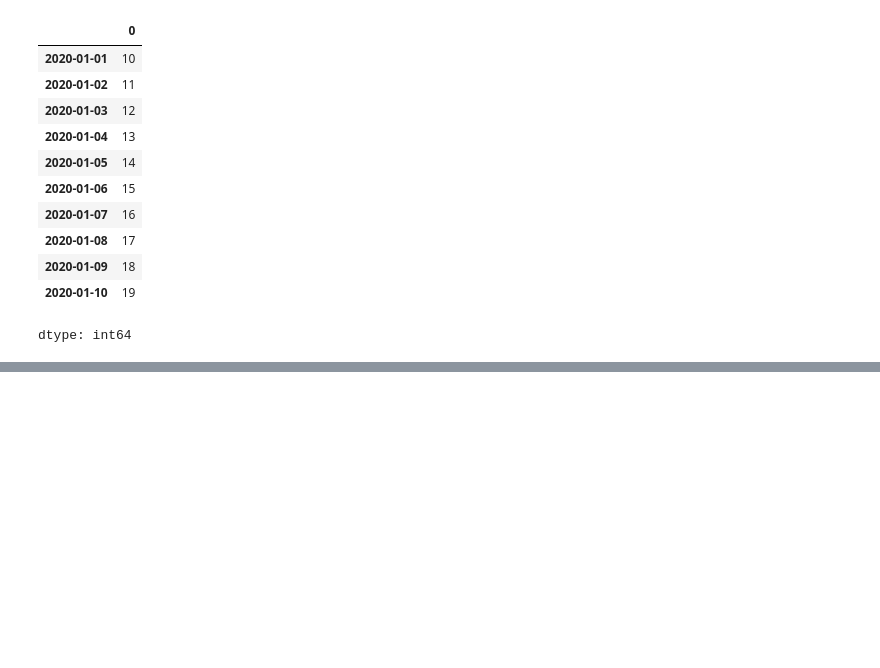
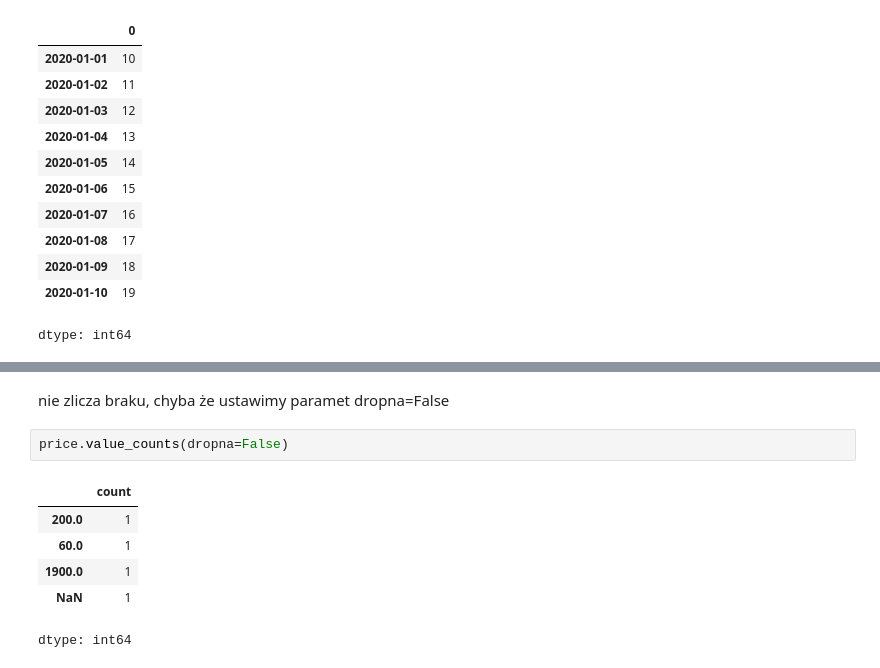
Before and after one commit to JotJaw/data-science-bootcamp, a Jupyter notebook: 02_analiza_danych/01_pandas_intro.ipynb, the cells around one changed output, grey strips where cells are left out. Drawn from its saved outputs; the diff is of its cells as text; blank space fills up the shorter version.

```diff
--- a/02_analiza_danych/01_pandas_intro.ipynb
+++ b/02_analiza_danych/01_pandas_intro.ipynb
@@ -77,0 +171,11 @@ dtype: int64
+# %% [markdown]
+nie zlicza braku, chyba że ustawimy paramet dropna=False
+# %%
+price.value_counts(dropna=False)
+# %% [output]
+|  | count |
+| 200.0 | 1 |
+| 60.0 | 1 |
+| 1900.0 | 1 |
+| NaN | 1 |
+dtype: int64
```
Also changed, not shown: parts of 32 cells of this notebook.
